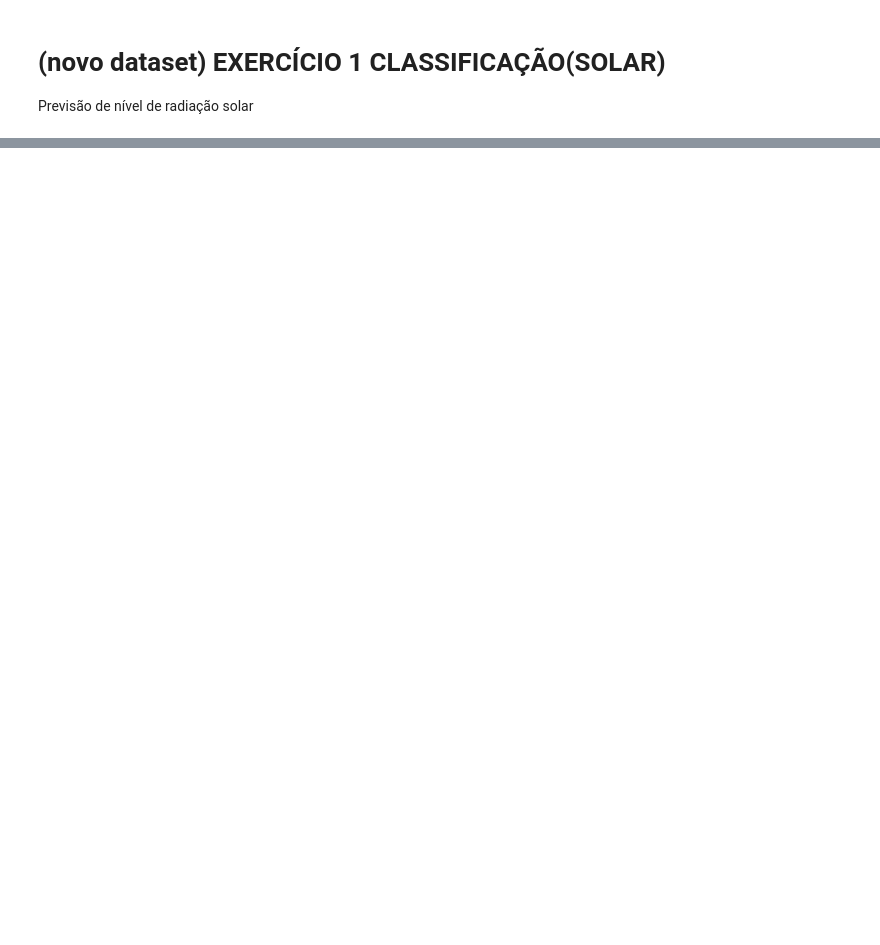
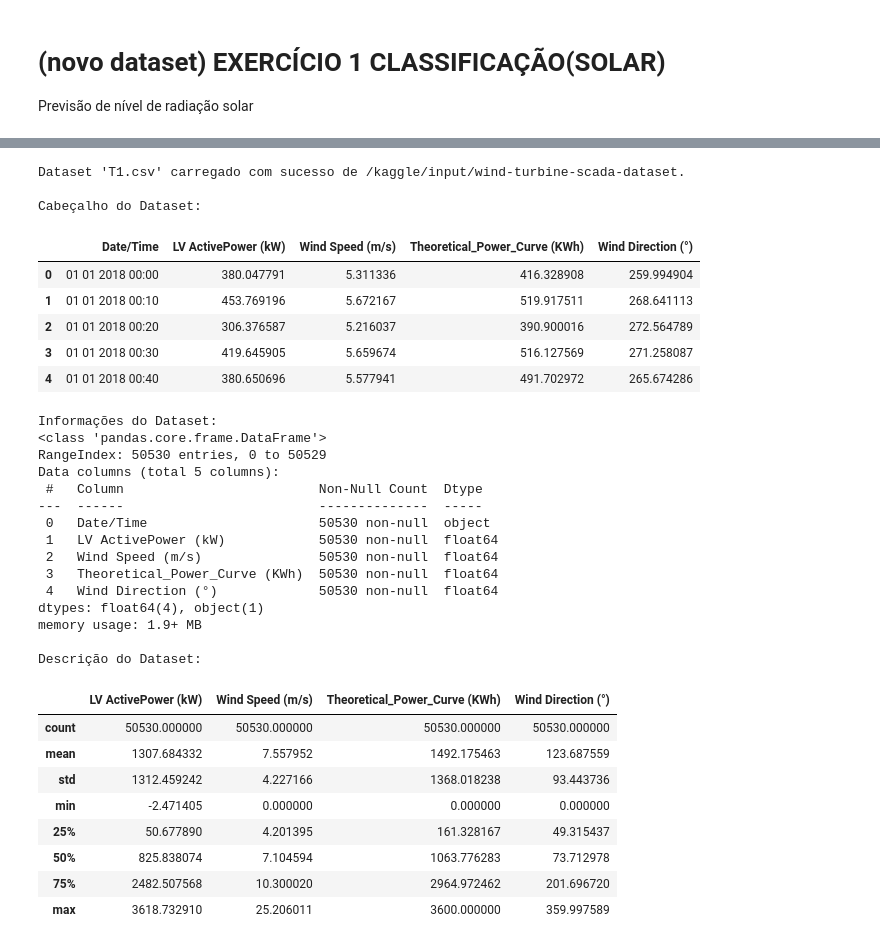
Before and after one commit to PedroH-07/Checkpoint2-SERS, a Jupyter notebook: Checkpoint2_SERS.ipynb, the cells around one changed output, grey strips where cells are left out. Drawn from its saved outputs; the diff is of its cells as text; code cells hidden in the pictures; blank space fills up the shorter version.

```diff
--- a/Checkpoint2_SERS.ipynb
+++ b/Checkpoint2_SERS.ipynb
@@ -317,0 +241,71 @@ Matriz de Confusão:
+# %%
+import kagglehub
+from kagglehub import KaggleDatasetAdapter
+import pandas as pd
+from sklearn.model_selection import train_test_split
+from sklearn.preprocessing import StandardScaler
+from sklearn.tree import DecisionTreeRegressor
+from sklearn.ensemble import RandomForestRegressor
+from sklearn.linear_model import LinearRegression
+from sklearn.metrics import r2_score, mean_squared_error
+import numpy as np
+import os
+
+# Define o caminho para o diretório e nome do arquivo do dataset
+dataset_dir = '/kaggle/input/wind-turbine-scada-dataset'
+file_name = 'T1.csv'
+file_path = os.path.join(dataset_dir, file_name)
+
+# Carrega o dataset
+try:
+    if os.path.exists(file_path):
+        df_wind_ex2 = pd.read_csv(file_path)
+        print(f"Dataset '{file_name}' carregado com sucesso de {dataset_dir}.")
+
+        print("\nCabeçalho do Dataset:")
+        display(df_wind_ex2.head())
+        print("\nInformações do Dataset:")
+        df_wind_ex2.info()
+        print("\nDescrição do Dataset:")
+        display(df_wind_ex2.describe())
+    else:
+        print(f"Erro: Arquivo não encontrado em {file_path}. Certifique-se de que o dataset está montado corretamente.")
+        df_wind_ex2 = None
+
+except Exception as e:
+    print(f"Erro ao carregar o dataset: {e}")
+    df_wind_ex2 = None
+# %% [output]
+Dataset 'T1.csv' carregado com sucesso de /kaggle/input/wind-turbine-scada-dataset.
+
+Cabeçalho do Dataset:
+|  | Date/Time | LV ActivePower (kW) | Wind Speed (m/s) | Theoretical_Power_Curve (KWh) | Wind Direction (°) |
+| 0 | 01 01 2018 00:00 | 380.047791 | 5.311336 | 416.328908 | 259.994904 |
+| 1 | 01 01 2018 00:10 | 453.769196 | 5.672167 | 519.917511 | 268.641113 |
+| 2 | 01 01 2018 00:20 | 306.376587 | 5.216037 | 390.900016 | 272.564789 |
+| 3 | 01 01 2018 00:30 | 419.645905 | 5.659674 | 516.127569 | 271.258087 |
+| 4 | 01 01 2018 00:40 | 380.650696 | 5.577941 | 491.702972 | 265.674286 |
+Informações do Dataset:
+<class 'pandas.core.frame.DataFrame'>
+RangeIndex: 50530 entries, 0 to 50529
+Data columns (total 5 columns):
+ #   Column                         Non-Null Count  Dtype
+---  ------                         --------------  -----
+ 0   Date/Time                      50530 non-null  object
+ 1   LV ActivePower (kW)            50530 non-null  float64
+ 2   Wind Speed (m/s)               50530 non-null  float64
+ 3   Theoretical_Power_Curve (KWh)  50530 non-null  float64
+ 4   Wind Direction (°)             50530 non-null  float64
+dtypes: float64(4), object(1)
+memory usage: 1.9+ MB
+
+Descrição do Dataset:
+|  | LV ActivePower (kW) | Wind Speed (m/s) | Theoretical_Power_Curve (KWh) | Wind Direction (°) |
+| count | 50530.000000 | 50530.000000 | 50530.000000 | 50530.000000 |
+| mean | 1307.684332 | 7.557952 | 1492.175463 | 123.687559 |
+| std | 1312.459242 | 4.227166 | 1368.018238 | 93.443736 |
+| min | -2.471405 | 0.000000 | 0.000000 | 0.000000 |
+| 25% | 50.677890 | 4.201395 | 161.328167 | 49.315437 |
+| 50% | 825.838074 | 7.104594 | 1063.776283 | 73.712978 |
+| 75% | 2482.507568 | 10.300020 | 2964.972462 | 201.696720 |
+| max | 3618.732910 | 25.206011 | 3600.000000 | 359.997589 |
```
Also changed, not shown: parts of 15 cells of this notebook.
